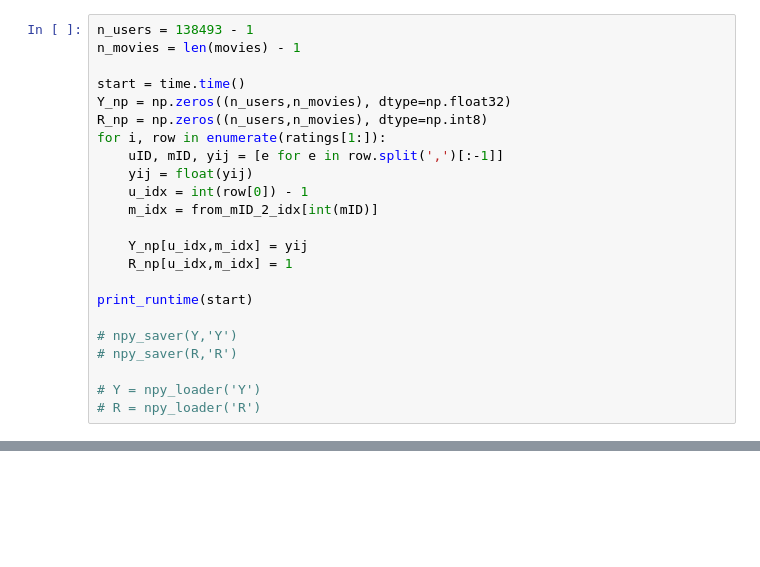
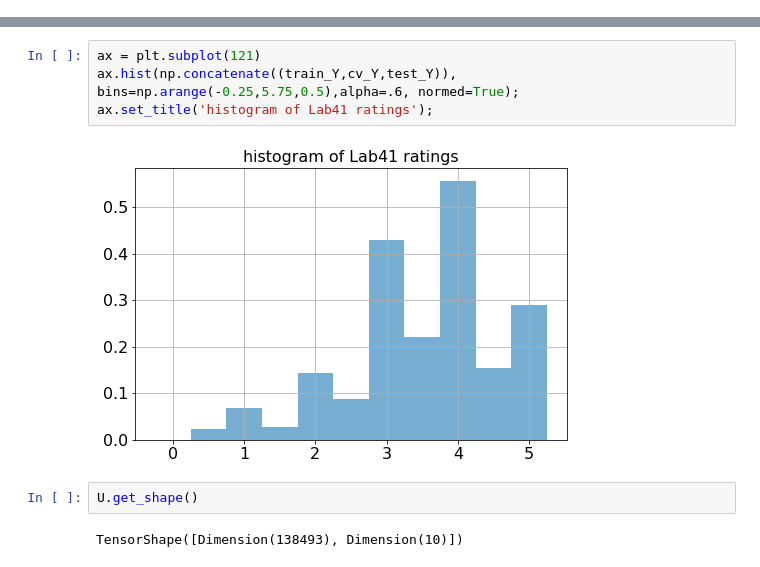
Before and after one commit to ozkansafak/Matrix_Factorization, a Jupyter notebook: main_old.ipynb, the cells around one changed output, grey strips where cells are left out. Saved outputs shown, nothing was run; the diff lists cells and outputs as text; blank space fills up the shorter version.

```diff
--- a/main_old.ipynb
+++ b/main_old.ipynb
@@ -68,25 +57,2 @@ for i, row in enumerate(movies[1:]):
 The autoreload extension is already loaded. To reload it, use:
   %reload_ext autoreload
-# %%
-n_users = 138493 - 1
-n_movies = len(movies) - 1
-
-start = time.time()
-Y_np = np.zeros((n_users,n_movies), dtype=np.float32)
-R_np = np.zeros((n_users,n_movies), dtype=np.int8)
-for i, row in enumerate(ratings[1:]):
-    uID, mID, yij = [e for e in row.split(',')[:-1]]
-    yij = float(yij)
-    u_idx = int(row[0]) - 1
-    m_idx = from_mID_2_idx[int(mID)]
-
-    Y_np[u_idx,m_idx] = yij
-    R_np[u_idx,m_idx] = 1
-
-print_runtime(start)
-
-# npy_saver(Y,'Y')
-# npy_saver(R,'R')
-
-# Y = npy_loader('Y')
-# R = npy_loader('R')
@@ -137,0 +117,10 @@ def wrapper(Y_np, R_np, batch_idx):
+# %%
+ax = plt.subplot(121)
+ax.hist(np.concatenate((train_Y,cv_Y,test_Y)), bins=np.arange(-0.25,5.75,0.5),alpha=.6, normed=True);
+ax.set_title('histogram of Lab41 ratings');
+# %% [output]
+[figure, added]
+# %%
+U.get_shape()
+# %% [output]
+TensorShape([Dimension(138493), Dimension(10)])
```
Also changed, not shown: parts of 13 cells of this notebook, 2 other files.
